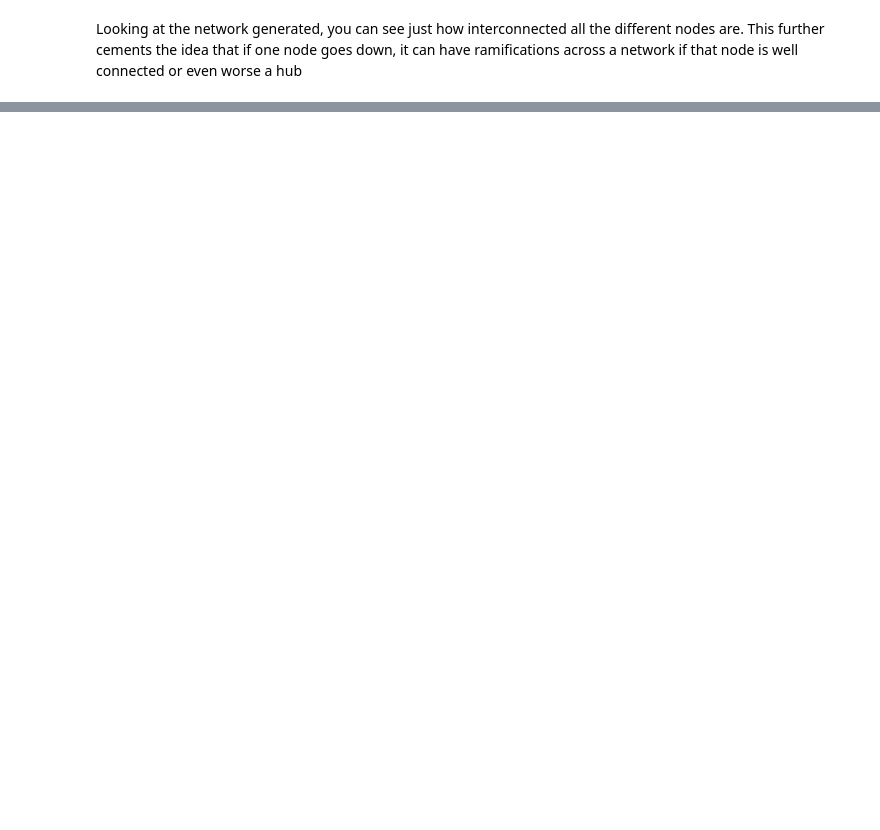
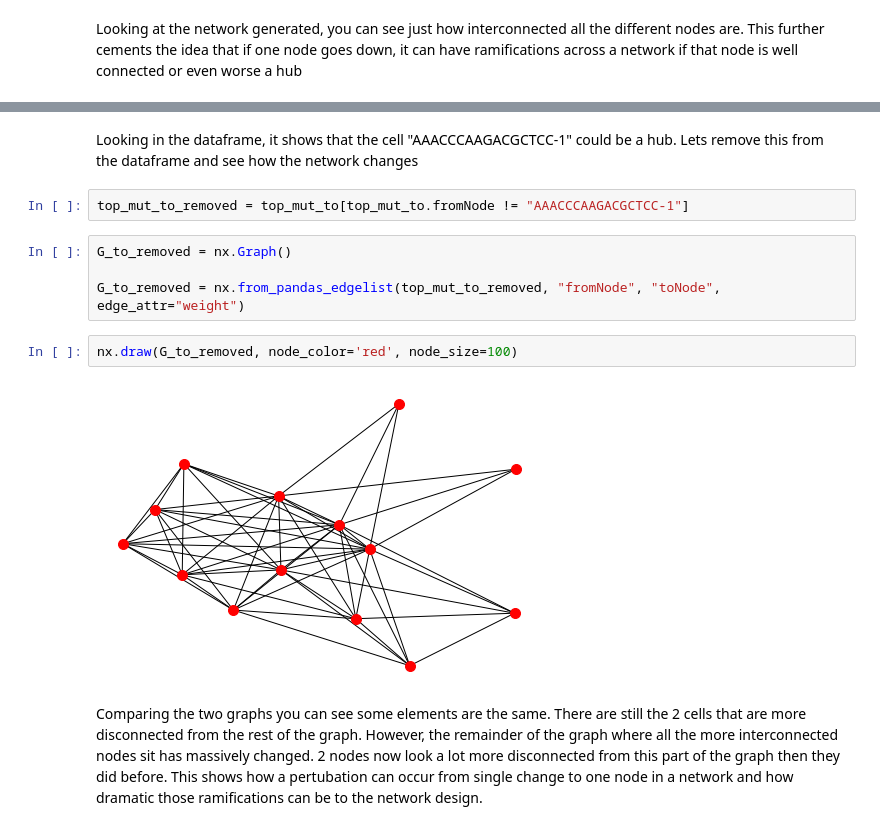
Before and after one commit to SimonDMurray/systems_biology_coursework, a Jupyter notebook: explore.ipynb, the cells around one changed output, grey strips where cells are left out. Saved outputs shown, nothing was run; the diff lists cells and outputs as text; blank space fills up the shorter version.

Commit message:
added another network node comparison

```diff
--- a/explore.ipynb
+++ b/explore.ipynb
@@ -327,0 +334,14 @@ Looking at the network generated, you can see just how interconnected all the di
+# %% [markdown]
+Looking in the dataframe, it shows that the cell "AAACCCAAGACGCTCC-1" could be a hub. Lets remove this from the dataframe and see how the network changes
+# %%
+top_mut_to_removed = top_mut_to[top_mut_to.fromNode != "AAACCCAAGACGCTCC-1"]
+# %%
+G_to_removed = nx.Graph()
+
+G_to_removed = nx.from_pandas_edgelist(top_mut_to_removed, "fromNode", "toNode", edge_attr="weight")
+# %%
+nx.draw(G_to_removed, node_color='red', node_size=100)
+# %% [output]
+[figure, added]
+# %% [markdown]
+Comparing the two graphs you can see some elements are the same. There are still the 2 cells that are more disconnected from the rest of the graph. However, the remainder of the graph where all the more interconnected nodes sit has massively changed. 2 nodes now look a lot more disconnected from this part of the graph then they did before. This shows how a pertubation can occur from single change to one node in a network and how dramatic those ramifications can be to the network design.
```
Also changed, not shown: parts of 14 cells of this notebook.
